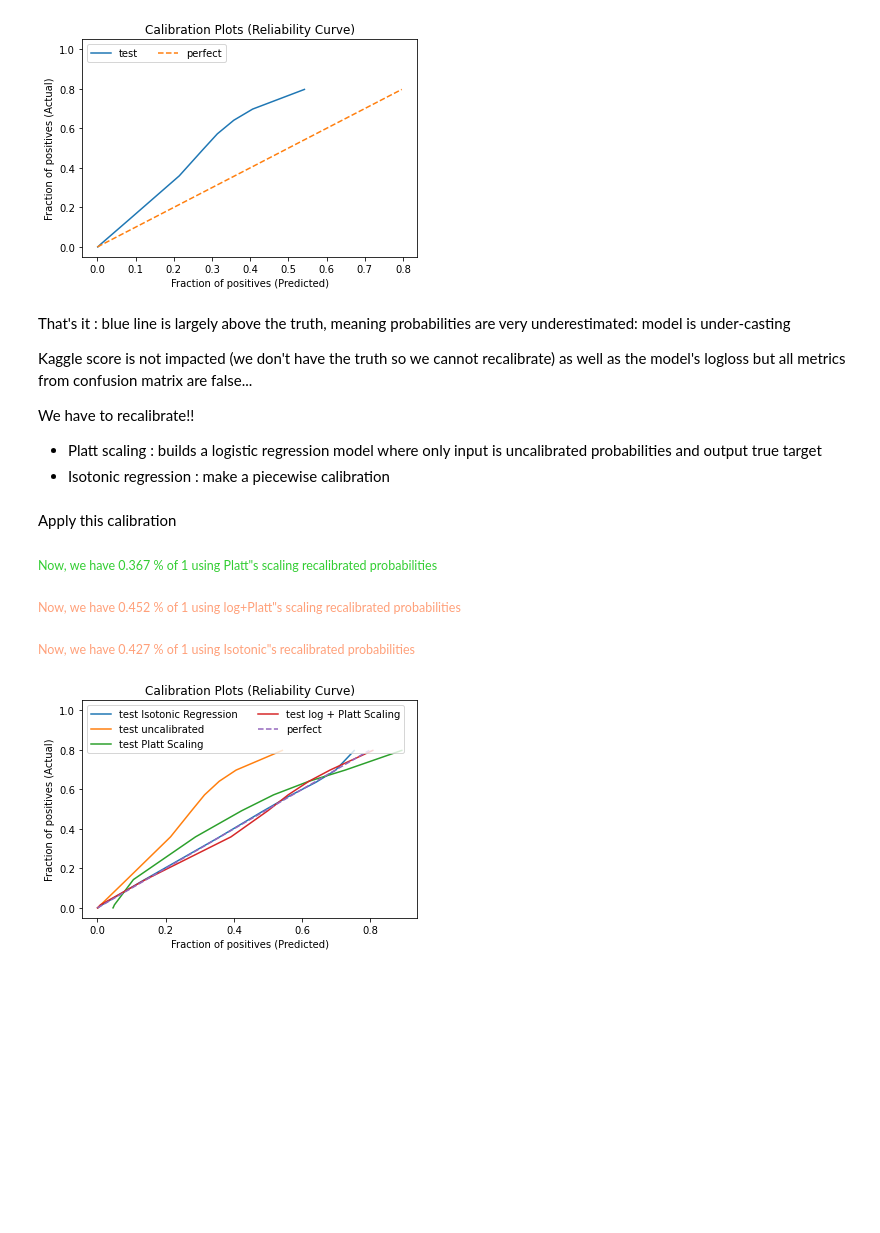
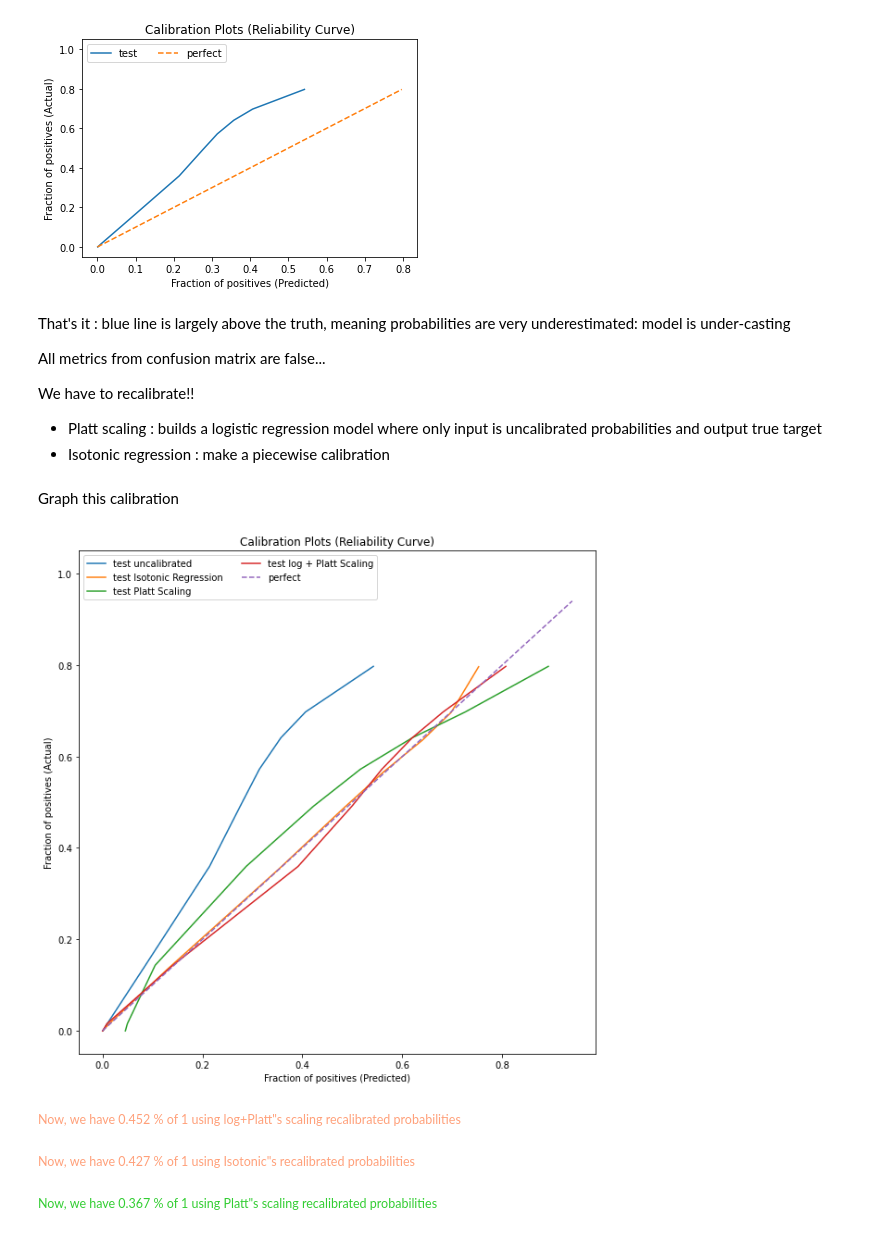
Before and after one commit to acharroux/QuoraPairs, a Jupyter notebook: BruteForce/playbox.ipynb, the cells around one changed output. Drawn from its saved outputs; the diff is of its cells as text; code cells hidden in the pictures; blank space fills up the shorter version.

```diff
--- a/BruteForce/playbox.ipynb
+++ b/BruteForce/playbox.ipynb
@@ -59,7 +51,7 @@ def add_column_from_column(dataframe,output_column_name,input_column_name,functi
 def glue_all_domains(unused,dataset_name):
     # Bootstrap with our last full save
     #copy_from_pandas_store_if_missing(dataset_name+'_clean_all_stop_words_features')
-    print_warning('Load baic+nltk_stop_words+all_stop_words+clean_all_stop_words_features')
+    print_warning('Load basic+nltk_stop_words+all_stop_words+clean_all_stop_words_features')
     dataframe = load_global_dataframe(dataset_name+'_clean_all_stop_words_features')
 
     #copy_from_pandas_store_if_missing(dataset_name+'_final_lemmatized_entities_features')
@@ -564,7 +540,7 @@ plot.show()
 # %% [markdown]
 That's it : blue line is largely above the truth, meaning probabilities are very underestimated: model is under-casting
 
-Kaggle score is not impacted (we don't have the truth so we cannot recalibrate) as well as the model's logloss but all metrics from confusion matrix are false...
+All metrics from confusion matrix are false...
 
 We have to recalibrate!!
 * Platt scaling : builds a logistic regression model where only input is uncalibrated probabilities and output true target
@@ -613,60 +589,61 @@ class MyPlattScaling(BaseEstimator):
         y_calibrated_prob = self._transform(y_prob)
         return y_calibrated_prob
 # %% [markdown]
-Apply this calibration
+Graph this calibration
 # %%
 from sklearn.calibration import IsotonicRegression
 
 isotonic = IsotonicRegression(out_of_bounds='clip',
                               y_min=train_probabilities.min(),
                               y_max=train_probabilities.max())
 # still valid: learn on train, predict on test
 isotonic.fit(train_probabilities,target_train)
 isotonic_test_probabilities = isotonic.predict(test_probabilities)
 
 platt = MyPlattScaling(log_odds=False)
 # still valid: learn on train, predict on test
 platt.fit(train_probabilities,target_train)
 platt_test_probabilities = platt.predict(test_probabilities)
+platt_train_probabilities = platt.predict(train_probabilities)
 
-new_test_predictions = numpy.where(platt_test_probabilities>0.5,1,0)
-print_info('Now, we have %.3f %% of 1 using Platt"s scaling recalibrated probabilities' % new_test_predictions.mean())
+# fig,ax = plot.subplots()
+plot.figure(figsize=(10, 10))
+plot_test_truth, plot_test_predictions = calibration_curve(target_test, test_probabilities,strategy='quantile', n_bins=10)
+plot.plot(plot_test_predictions, plot_test_truth,label='test uncalibrated')
 
-fig,ax = plot.subplots(1)
 plot_test_truth, plot_test_predictions = calibration_curve(target_test, isotonic_test_probabilities,strategy='quantile', n_bins=10)
 plot.plot(plot_test_predictions, plot_test_truth,label='test Isotonic Regression')
-
-plot_test_truth, plot_test_predictions = calibration_curve(target_test, test_probabilities,strategy='quantile', n_bins=10)
-plot.plot(plot_test_predictions, plot_test_truth,label='test uncalibrated')
 
 plot_test_truth, plot_test_predictions = calibration_curve(target_test, platt_test_probabilities,strategy='quantile', n_bins=10)
 plot.plot(plot_test_predictions, plot_test_truth,label='test Platt Scaling')
 
-platt = PlattScaling(log_odds=True)
+platt_log = MyPlattScaling(log_odds=True)
 # still valid: learn on train, predict on test
-platt.fit(train_probabilities,target_train)
-platt_log_test_probabilities = platt.predict(test_probabilities)
+platt_log.fit(train_probabilities,target_train)
+platt_log_test_probabilities = platt_log.predict(test_probabilities)
 plot_test_truth, plot_log_test_predictions = calibration_curve(target_test, platt_log_test_probabilities,strategy='quantile', n_bins=10)
 plot.plot(plot_log_test_predictions, plot_test_truth,label='test log + Platt Scaling')
+
+xmin = min(platt_log_test_probabilities.min(), plot_test_truth.min())
+xmax = max(platt_log_test_probabilities.max(), plot_test_truth.max())
+plot.plot([xmin,xmax],[xmin,xmax], '--',label='perfect')
+plot.xlabel('Fraction of positives (Predicted)')
+plot.ylabel('Fraction of positives (Actual)')
+plot.ylim([-0.05, 1.05])
+plot.legend(loc='upper left', ncol=2)
+plot.title('Calibration Plots (Reliability Curve)')
+plot.show()
 
 new_test_log_predictions = numpy.where(platt_log_test_probabilities>0.5,1,0)
 print_warning('Now, we have %.3f %% of 1 using log+Platt"s scaling recalibrated probabilities' % new_test_log_predictions.mean())
 
 new_test_isotonic_predictions = numpy.where(isotonic_test_probabilities>0.5,1,0)
 print_warning('Now, we have %.3f %% of 1 using Isotonic"s recalibrated probabilities' % new_test_isotonic_predictions.mean())
 
-
-xmin = min(plot_predictions.min(), plot_truth.min())
-xmax = max(plot_predictions.max(), plot_truth.max())
-plot.plot([xmin,xmax],[xmin,xmax], '--',label='perfect')
-ax.set_xlabel('Fraction of positives (Predicted)')
-ax.set_ylabel('Fraction of positives (Actual)')
-ax.set_ylim([-0.05, 1.05])
-ax.legend(loc='upper left', ncol=2)
-ax.set_title('Calibration Plots (Reliability Curve)')
-plot.show()
+new_test_predictions = numpy.where(platt_test_probabilities>0.5,1,0)
+print_info('Now, we have %.3f %% of 1 using Platt"s scaling recalibrated probabilities' % new_test_predictions.mean())
 # %% [output]
+[figure, new version]
-Now, we have 0.367 % of 1 using Platt"s scaling recalibrated probabilities
+Now, we have 0.452 % of 1 using log+Platt"s scaling recalibrated probabilities
-Now, we have 0.452 % of 1 using log+Platt"s scaling recalibrated probabilities
+Now, we have 0.427 % of 1 using Isotonic"s recalibrated probabilities
-Now, we have 0.427 % of 1 using Isotonic"s recalibrated probabilities
+Now, we have 0.367 % of 1 using Platt"s scaling recalibrated probabilities
-[figure, old version]
```
Also changed, not shown: parts of 47 cells of this notebook, 1 other file.
